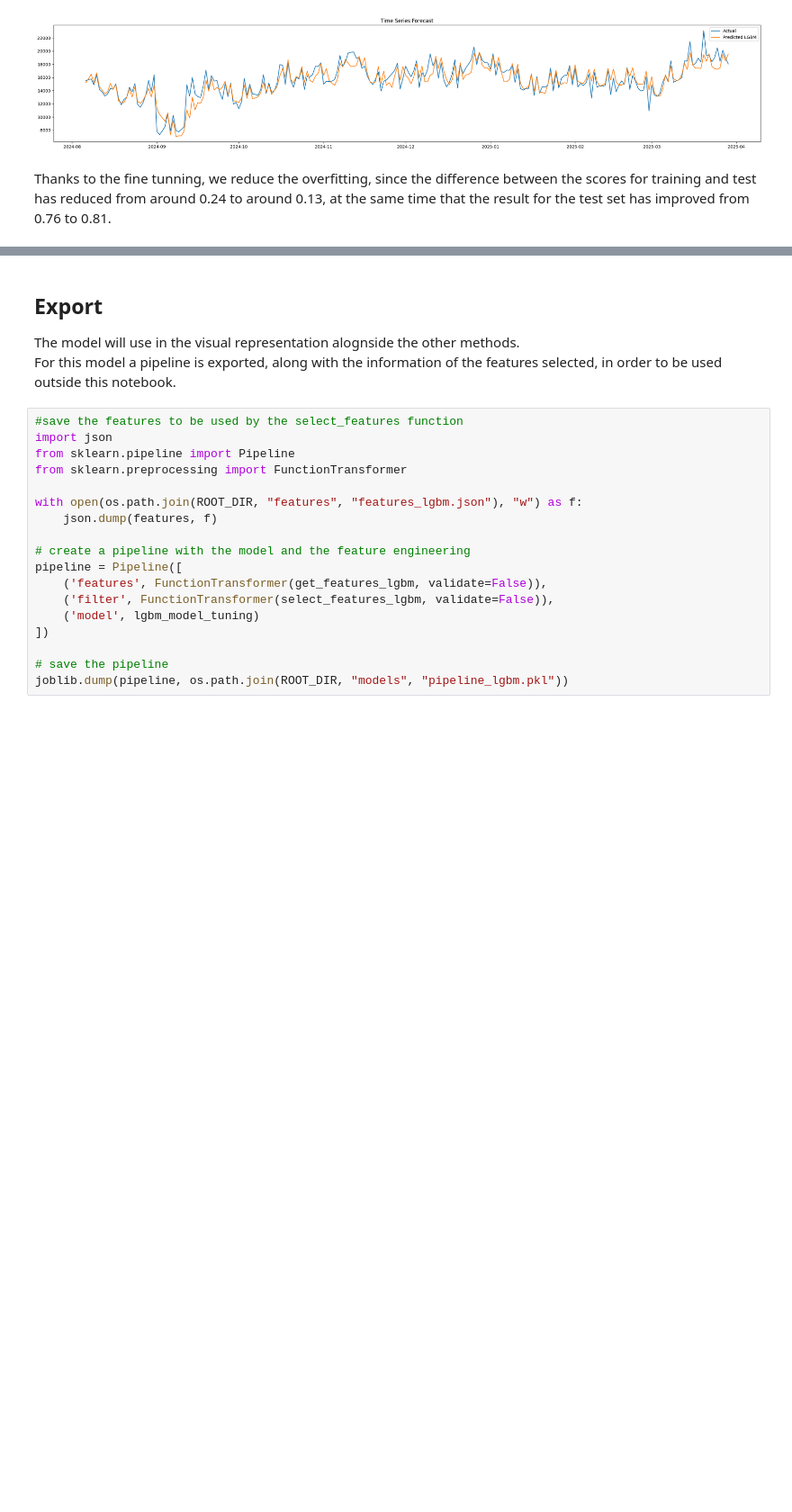
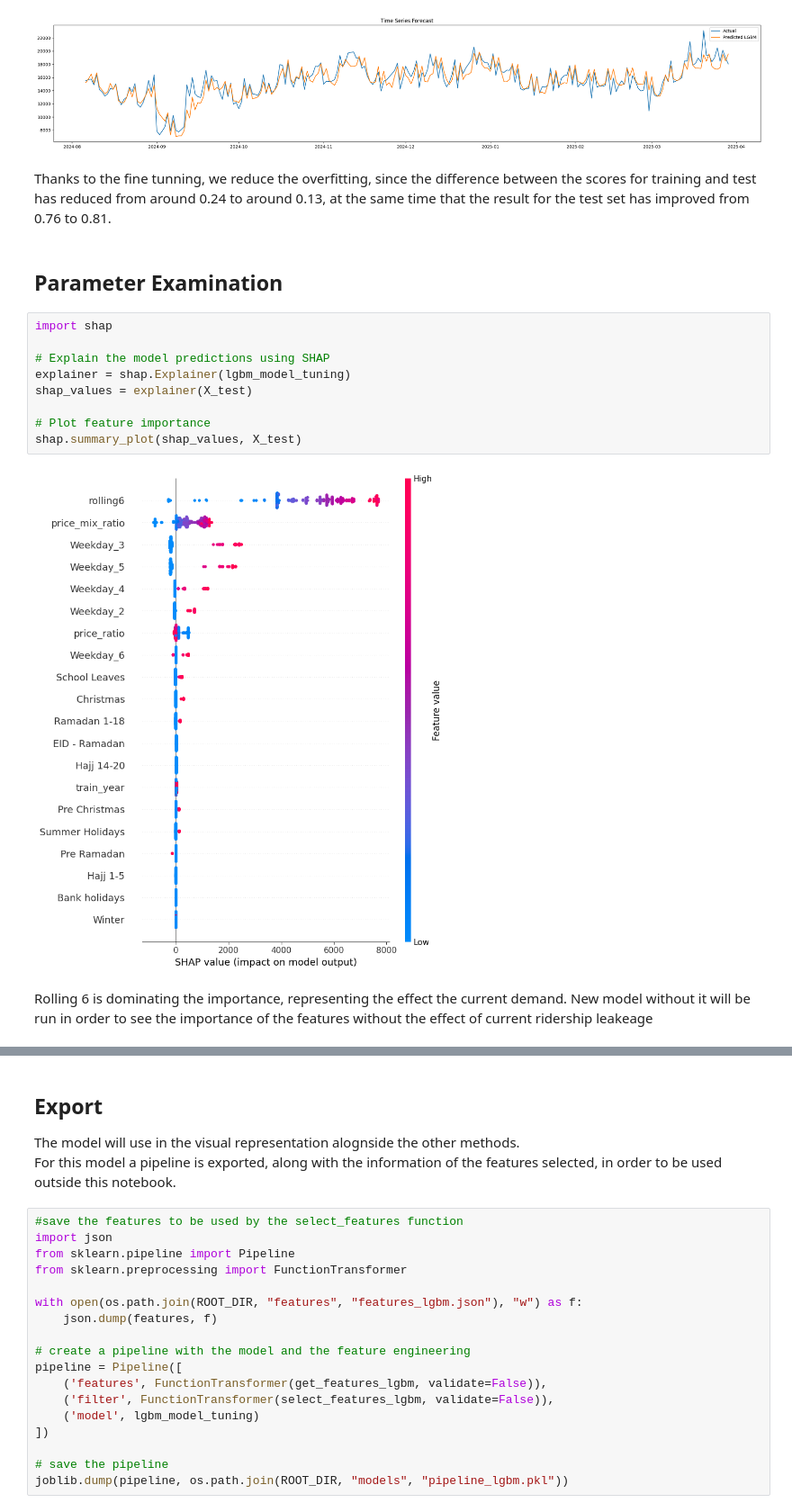
Before and after one commit to jfitam/demand_analysis_HHR, a Jupyter notebook: notebooks/HHR Trees.ipynb, the cells around one changed output, grey strips where cells are left out. Shown at 90% size. Cells and saved outputs as stored; diff of their text form; blank space fills up the shorter version.

```diff
--- a/notebooks/HHR Trees.ipynb
+++ b/notebooks/HHR Trees.ipynb
@@ -826,3 +848,18 @@ plt.show()
 [figure]
 # %% [markdown]
 Thanks to the fine tunning, we reduce the overfitting, since the difference between the scores for training and test has reduced from around 0.24 to around 0.13, at the same time that the result for the test set has improved from 0.76 to 0.81.
+# %% [markdown]
+## Parameter Examination
+# %%
+import shap
+
+# Explain the model predictions using SHAP
+explainer = shap.Explainer(lgbm_model_tuning)
+shap_values = explainer(X_test)
+
+# Plot feature importance
+shap.summary_plot(shap_values, X_test)
+# %% [output]
+[figure, added]
+# %% [markdown]
+Rolling 6 is dominating the importance, representing the effect the current demand. New model without it will be run in order to see the importance of the features without the effect of current ridership leakeage
```
Also changed, not shown: parts of 13 cells of this notebook, 6 other files.
